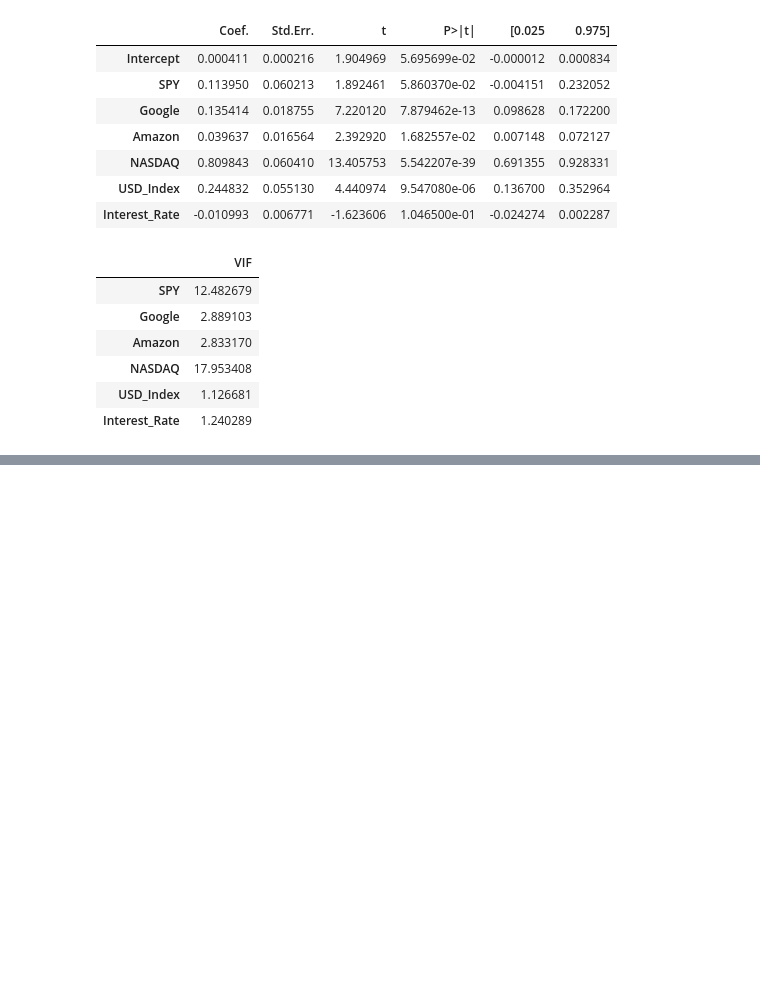
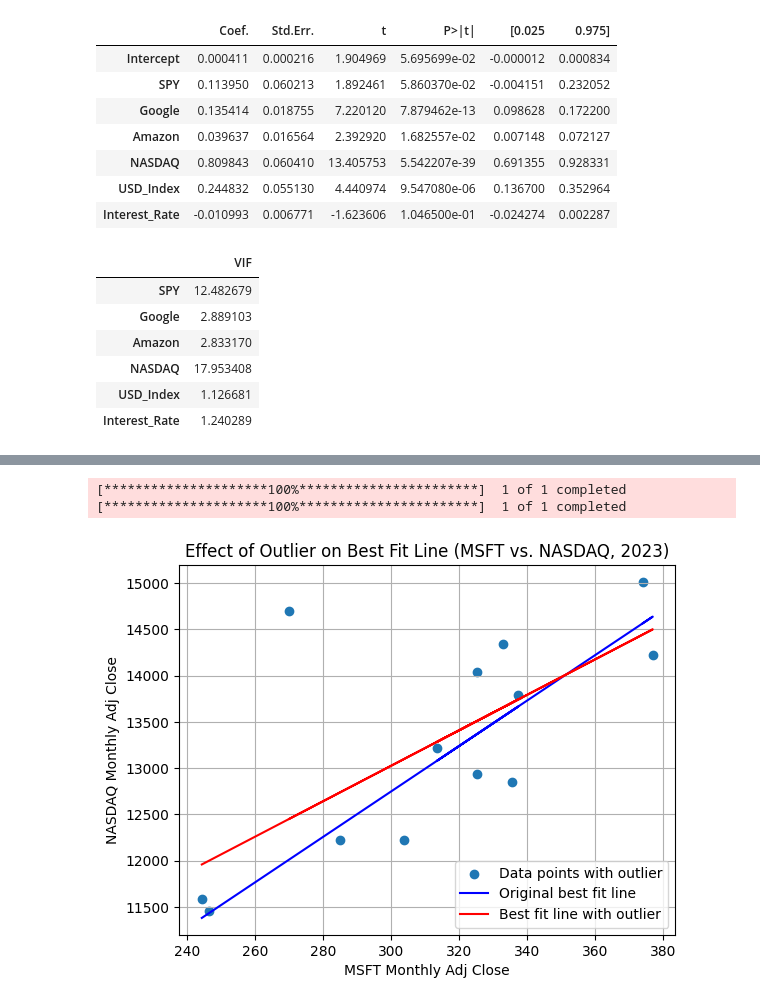
Before and after one commit to data-decode/MScFE, a Jupyter notebook: MScFE_610_Financial_Econometrics_Group_Work_Project_1.ipynb, the cells around one changed output, grey strips where cells are left out. Cells and saved outputs as stored; diff of their text form; code cells hidden in the pictures; blank space fills up the shorter version.

```diff
--- a/MScFE_610_Financial_Econometrics_Group_Work_Project_1.ipynb
+++ b/MScFE_610_Financial_Econometrics_Group_Work_Project_1.ipynb
@@ -212,0 +335,57 @@ pd.DataFrame(vif[1:], labels[1:], columns=["VIF"])
+# %%
+import yfinance as yf
+import pandas as pd
+import matplotlib.pyplot as plt
+import numpy as np
+
+# Download the data for MSFT and NASDAQ (^IXIC)
+msft_data = yf.download('MSFT', start='2023-01-01', end='2023-12-31')['Adj Close']
+nasdaq_data = yf.download('^IXIC', start='2023-01-01', end='2023-12-31')['Adj Close']
+
+# Resample to get the monthly adjusted close prices
+msft_monthly = msft_data.resample('M').last()
+nasdaq_monthly = nasdaq_data.resample('M').last()
+
+# Combine the data into a DataFrame
+monthly_df = pd.DataFrame({
+    'MSFT': msft_monthly,
+    'NASDAQ': nasdaq_monthly
+})
+
+# Remove any rows with missing data
+monthly_df = monthly_df.dropna()
+
+# Extract the x and y values for the scatter plot
+x = monthly_df['MSFT']
+y = monthly_df['NASDAQ']
+
+# Calculate the best fit line for the original data
+a_original, b_original = np.polyfit(x, y, 1)
+
+# Add an outlier using pd.concat
+x_outlier = pd.concat([x, pd.Series([270])], ignore_index=True)
+y_outlier = pd.concat([y, pd.Series([14700])], ignore_index=True)
+
+# Calculate the best fit line after adding the outlier
+a_with_outlier, b_with_outlier = np.polyfit(x_outlier, y_outlier, 1)
+
+# Draw the scatter plot with the outlier
+plt.scatter(x_outlier, y_outlier, label="Data points with outlier")
+
+# Plot the original best fit line in blue
+plt.plot(x, a_original * x + b_original, "b-", label="Original best fit line")
+
+# Plot the new best fit line in red after adding the outlier
+plt.plot(x_outlier, a_with_outlier * x_outlier + b_with_outlier, "r-", label="Best fit line with outlier")
+
+# Add labels and title
+plt.title('Effect of Outlier on Best Fit Line (MSFT vs. NASDAQ, 2023)')
+plt.xlabel('MSFT Monthly Adj Close')
+plt.ylabel('NASDAQ Monthly Adj Close')
+plt.legend()
+plt.grid(True)
+plt.show()
+# %% [output]
+[*********************100%***********************]  1 of 1 completed
+[*********************100%***********************]  1 of 1 completed
+[figure, added]
```
Also changed, not shown: parts of 9 cells of this notebook.
